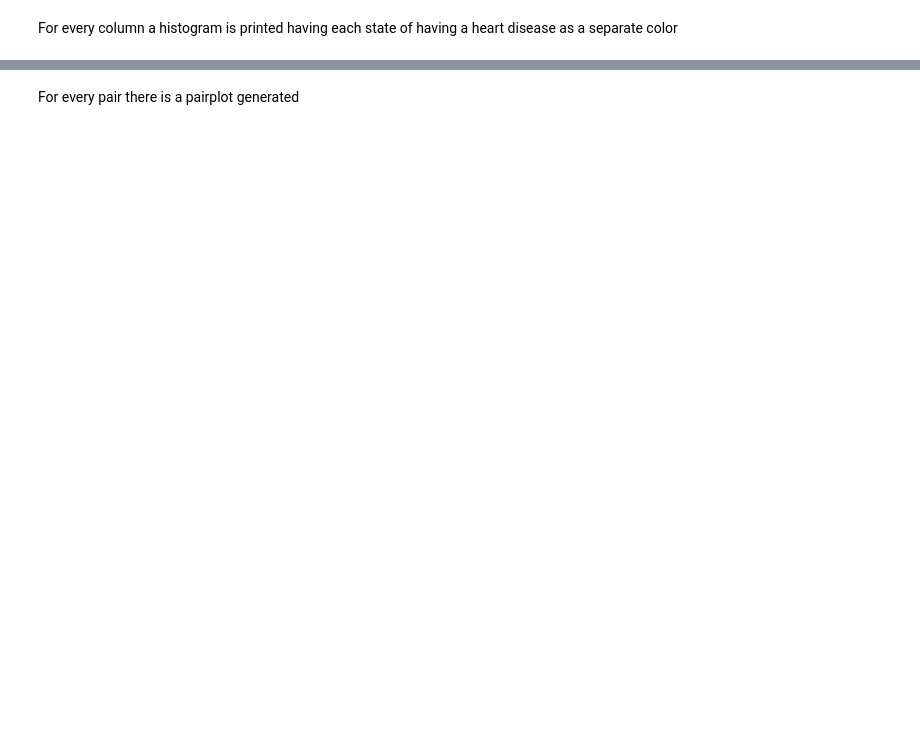
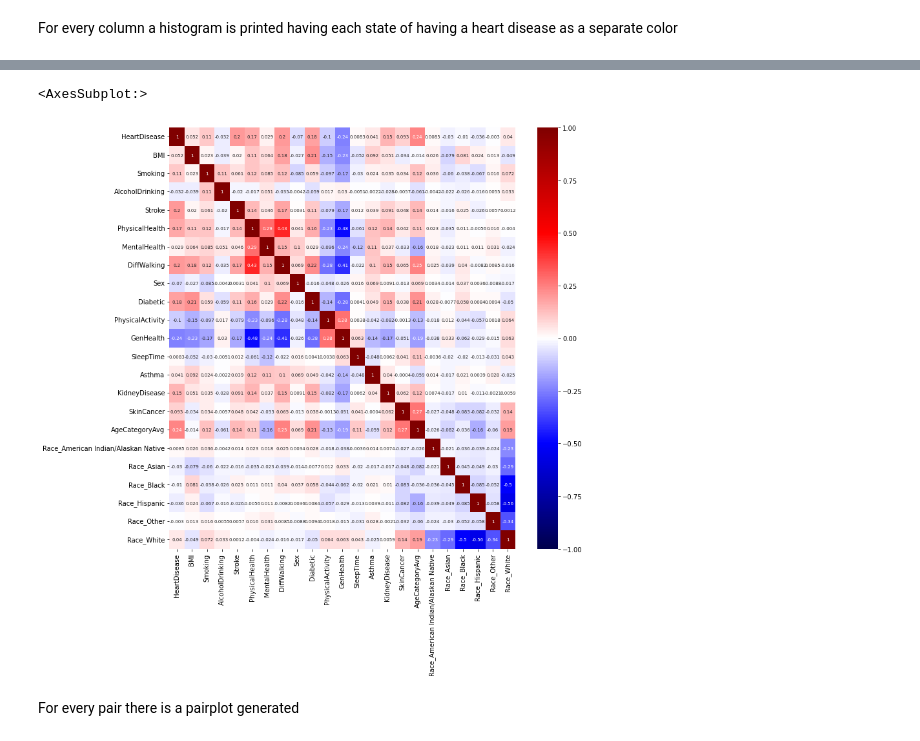
Before and after one commit to BenediktLueth/heartheroes, a Jupyter notebook: data_preprocessing.ipynb, the cells around one changed output, grey strips where cells are left out. Cells and saved outputs as stored; diff of their text form; code cells hidden in the pictures; blank space fills up the shorter version.

```diff
--- a/data_preprocessing.ipynb
+++ b/data_preprocessing.ipynb
@@ -528,2 +546,11 @@ sns.histplot(
+# %%
+from sklearn.metrics import confusion_matrix
+
+heart_df_cm = heart_viz_df.corr()
+plt.figure(figsize = (12,12))
+sns.heatmap(heart_df_cm, vmin=-1, vmax=1, cmap="seismic", annot=True, annot_kws={"size": 7},)
+# %% [output]
+<AxesSubplot:>
+[figure, added]
 # %% [markdown]
 For every pair there is a pairplot generated
```
Also changed, not shown: parts of 6 cells of this notebook.
